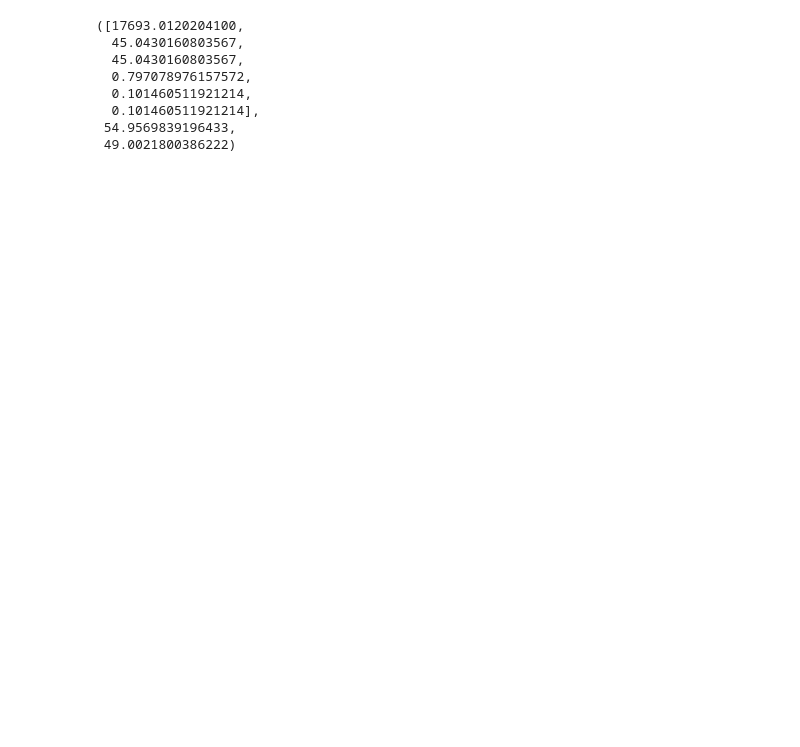
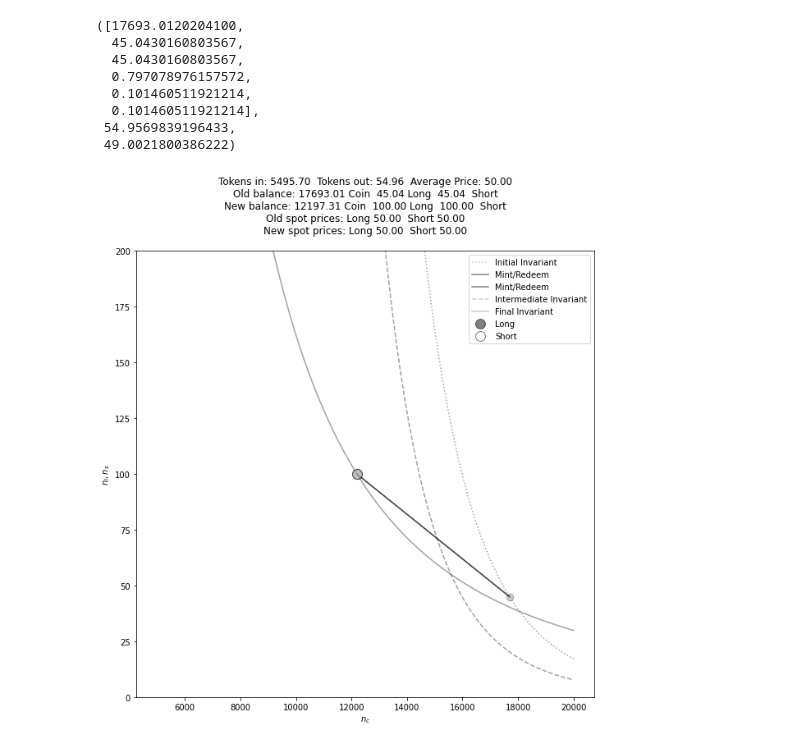
Before and after one commit to fetchai/mettalex-market-maker, a Jupyter notebook: amm_balancer.ipynb, the cells around one changed output. Cells and saved outputs as stored; diff of their text form; code cells hidden in the pictures; blank space fills up the shorter version.

```diff
--- a/amm_balancer.ipynb
+++ b/amm_balancer.ipynb
@@ -554,4 +554,36 @@ _ = plt.plot(n_c_0, n_s_0, markerfacecolor='w', marker='o', markeredgecolor='k',
 _ = plt.legend(['Long', 'Short', 'L_0', 'S_0'])
 # %% [output]
 [figure]
+# %%
+def mint_redeem(state, a_c, coin_per_pair=100, rebalance=False, **kwargs):
+    n_c_0, n_l_0, n_s_0, w_c_0, w_l_0, w_s_0 = state
+    if a_c >= 0:
+        # Mint
+        if n_c_0 < a_c:
+            raise ValueError('Insufficent coin')
+        n_c_1 = n_c_0 - a_c
+        n_l_1 = n_l_0 + a_c/coin_per_pair
+        n_s_1 = n_s_0 + a_c/coin_per_pair
+        tok_out = a_c/coin_per_pair
+    else:
+        # Redeem
+        if a_c > min(n_s_0, n_l_0):
+            raise ValueError('Insufficent token')
+        n_c_1 = n_c_0 + a_c * coin_per_pair
+        n_l_1 = n_l_0 - a_c
+        n_s_1 = n_s_0 - a_c
+        tok_out = a_c * coin_per_pair
+
+    avg_price = coin_per_pair/2
+
+    if rebalance:
+        # Keep same spot price as original
+        # set_amm_state(x_c, x_l, x_s, v, C)
+        v = get_amm_spot_prices(state)[0] / coin_per_pair
+        new_state = set_amm_state(n_c_1, n_l_1, n_s_1, v, coin_per_pair)
+    else:
+        new_state = [n_c_1, n_l_1, n_s_1, w_c_0, w_l_0, w_s_0]
+
+
+    return new_state, tok_out, avg_price
 # %%
@@ -658,3 +708,13 @@ swap2a_state
   0.101460511921214],
  54.9569839196433,
  49.0021800386222)
+# %%
+f = plt.figure(figsize=(10,10))
+swap2b_state = plot_action(
+    swap2a_state[0],
+    (initial_state[1]-swap2a_state[0][1])*100,
+    action='mint_redeem', rebalance=True, coin_per_pair=100
+)
+_ = plt.ylim((0, 200))
+# %% [output]
+[figure, added]
```
Also changed, not shown: parts of 7 cells of this notebook.
